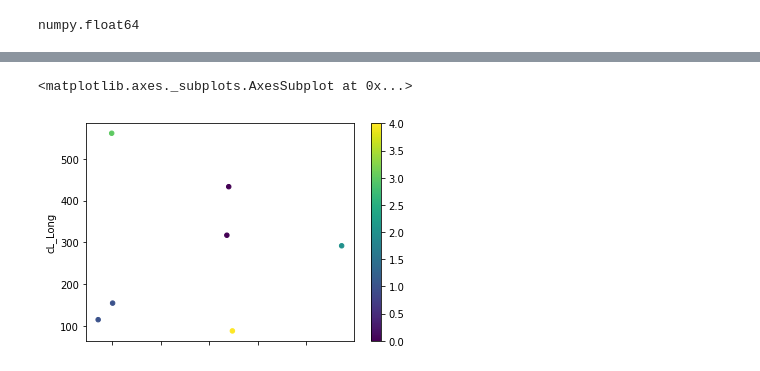
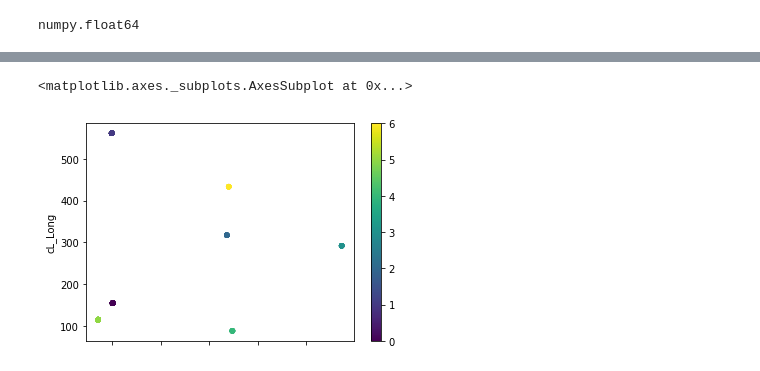
Before and after one commit to Zhimin90/PnID-to-IO_List-Machine-Learning, a Jupyter notebook: Modeling/Machine learning classification.ipynb, the cells around one changed output, grey strips where cells are left out. Saved outputs shown, nothing was run; the diff lists cells and outputs as text; code cells hidden in the pictures.

```diff
--- a/Modeling/Machine learning classification.ipynb
+++ b/Modeling/Machine learning classification.ipynb
@@ -550,2 +570,4 @@ plot_bygroup_df.plot.scatter(x='cL_Lat',y='cL_Long',c='count',colormap='viridis'
+# %%
+nonNAN_index = plot_df[['cL_Lat', 'cL_Long']].dropna().index
 # %%
-X = np.array(plot_df[['cL_Lat', 'cL_Long']])
+X = np.array(plot_df.iloc[nonNAN_index,:][['cL_Lat', 'cL_Long']] )
@@ -568,3 +602,3 @@ False
 # %%
 from sklearn.cluster import KMeans
-kmeans = KMeans(n_clusters=5, random_state=0).fit(X)
+kmeans = KMeans(n_clusters=int(np.ceil(X.shape[0]/50)), random_state=0).fit(X)
@@ -577,5 +624,5 @@ array([1, 3, 1, 0, 0, 4, 2])
 # %%
-plot_df.plot.scatter(x='cL_Lat',y='cL_Long',c=kmeans.labels_,colormap='viridis')
+plot_df.iloc[nonNAN_index,:].plot.scatter(x='cL_Lat',y='cL_Long',c=kmeans.labels_,colormap='viridis')
 # %% [output]
 <matplotlib.axes._subplots.AxesSubplot at 0x...>
-[figure, old version]
+[figure, new version]
```
Also changed, not shown: parts of 11 cells of this notebook.
